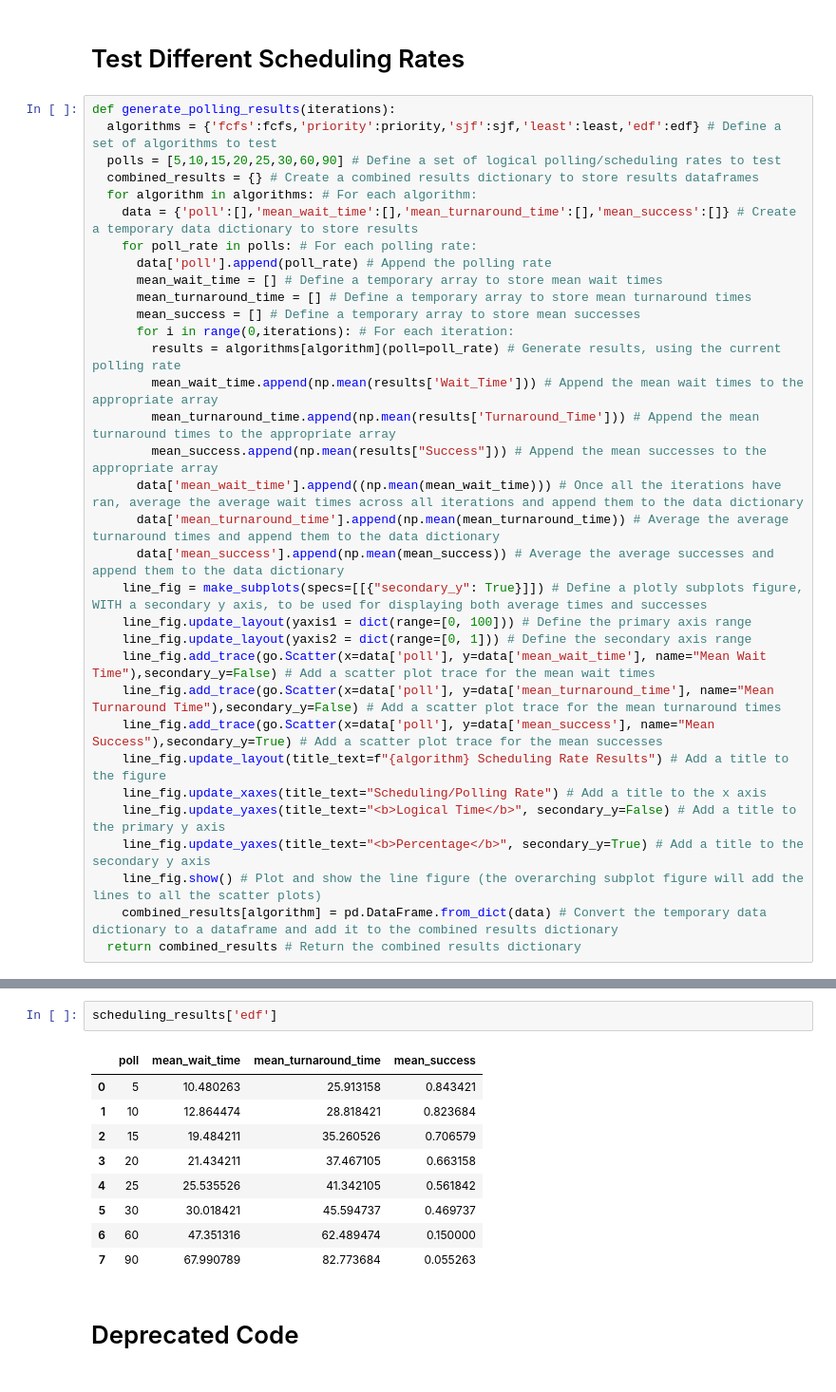
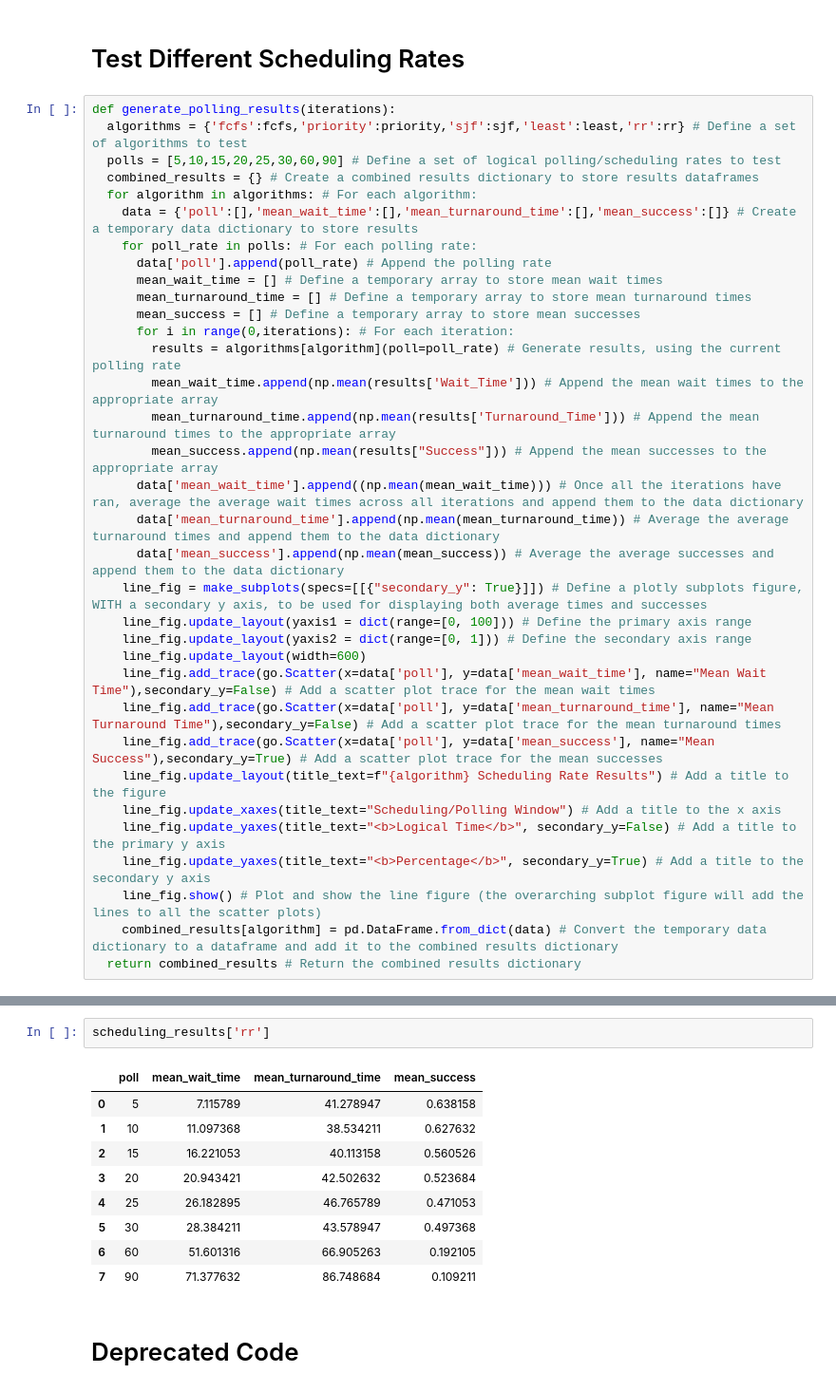
Before and after one commit to mist861/5531-Advanced-Operating-Systems, a Jupyter notebook: Project/5531_0004_Summer_2024_Project_12367576.ipynb, the cells around one changed output, grey strips where cells are left out. Shown at 95% size. Drawn from its saved outputs; the diff is of its cells as text.

```diff
--- a/Project/5531_0004_Summer_2024_Project_12367576.ipynb
+++ b/Project/5531_0004_Summer_2024_Project_12367576.ipynb
@@ -696,7 +703,7 @@ success_fig.show()
 # Test Different Scheduling Rates
 # %%
 def generate_polling_results(iterations):
-  algorithms = {'fcfs':fcfs,'priority':priority,'sjf':sjf,'least':least,'edf':edf} # Define a set of algorithms to test
+  algorithms = {'fcfs':fcfs,'priority':priority,'sjf':sjf,'least':least,'rr':rr} # Define a set of algorithms to test
   polls = [5,10,15,20,25,30,60,90] # Define a set of logical polling/scheduling rates to test
   combined_results = {} # Create a combined results dictionary to store results dataframes
   for algorithm in algorithms: # For each algorithm:
@@ -717,11 +724,12 @@ def generate_polling_results(iterations):
     line_fig = make_subplots(specs=[[{"secondary_y": True}]]) # Define a plotly subplots figure, WITH a secondary y axis, to be used for displaying both average times and successes
     line_fig.update_layout(yaxis1 = dict(range=[0, 100])) # Define the primary axis range
     line_fig.update_layout(yaxis2 = dict(range=[0, 1])) # Define the secondary axis range
+    line_fig.update_layout(width=600)
     line_fig.add_trace(go.Scatter(x=data['poll'], y=data['mean_wait_time'], name="Mean Wait Time"),secondary_y=False) # Add a scatter plot trace for the mean wait times
     line_fig.add_trace(go.Scatter(x=data['poll'], y=data['mean_turnaround_time'], name="Mean Turnaround Time"),secondary_y=False) # Add a scatter plot trace for the mean turnaround times
     line_fig.add_trace(go.Scatter(x=data['poll'], y=data['mean_success'], name="Mean Success"),secondary_y=True) # Add a scatter plot trace for the mean successes
     line_fig.update_layout(title_text=f"{algorithm} Scheduling Rate Results") # Add a title to the figure
-    line_fig.update_xaxes(title_text="Scheduling/Polling Rate") # Add a title to the x axis
+    line_fig.update_xaxes(title_text="Scheduling/Polling Window") # Add a title to the x axis
     line_fig.update_yaxes(title_text="<b>Logical Time</b>", secondary_y=False) # Add a title to the primary y axis
     line_fig.update_yaxes(title_text="<b>Percentage</b>", secondary_y=True) # Add a title to the secondary y axis
     line_fig.show() # Plot and show the line figure (the overarching subplot figure will add the lines to all the scatter plots)
@@ -786,15 +794,15 @@ scheduling_results['least']
 # %%
-scheduling_results['edf']
+scheduling_results['rr']
 # %% [output]
 |  | poll | mean_wait_time | mean_turnaround_time | mean_success |
-| 0 | 5 | 10.480263 | 25.913158 | 0.843421 |
-| 1 | 10 | 12.864474 | 28.818421 | 0.823684 |
-| 2 | 15 | 19.484211 | 35.260526 | 0.706579 |
-| 3 | 20 | 21.434211 | 37.467105 | 0.663158 |
-| 4 | 25 | 25.535526 | 41.342105 | 0.561842 |
-| 5 | 30 | 30.018421 | 45.594737 | 0.469737 |
-| 6 | 60 | 47.351316 | 62.489474 | 0.150000 |
-| 7 | 90 | 67.990789 | 82.773684 | 0.055263 |
+| 0 | 5 | 7.115789 | 41.278947 | 0.638158 |
+| 1 | 10 | 11.097368 | 38.534211 | 0.627632 |
+| 2 | 15 | 16.221053 | 40.113158 | 0.560526 |
+| 3 | 20 | 20.943421 | 42.502632 | 0.523684 |
+| 4 | 25 | 26.182895 | 46.765789 | 0.471053 |
+| 5 | 30 | 28.384211 | 43.578947 | 0.497368 |
+| 6 | 60 | 51.601316 | 66.905263 | 0.192105 |
+| 7 | 90 | 71.377632 | 86.748684 | 0.109211 |
 # %% [markdown]
 # Deprecated Code
 # %%
```
Also changed, not shown: parts of 14 cells of this notebook, 1 other file.
